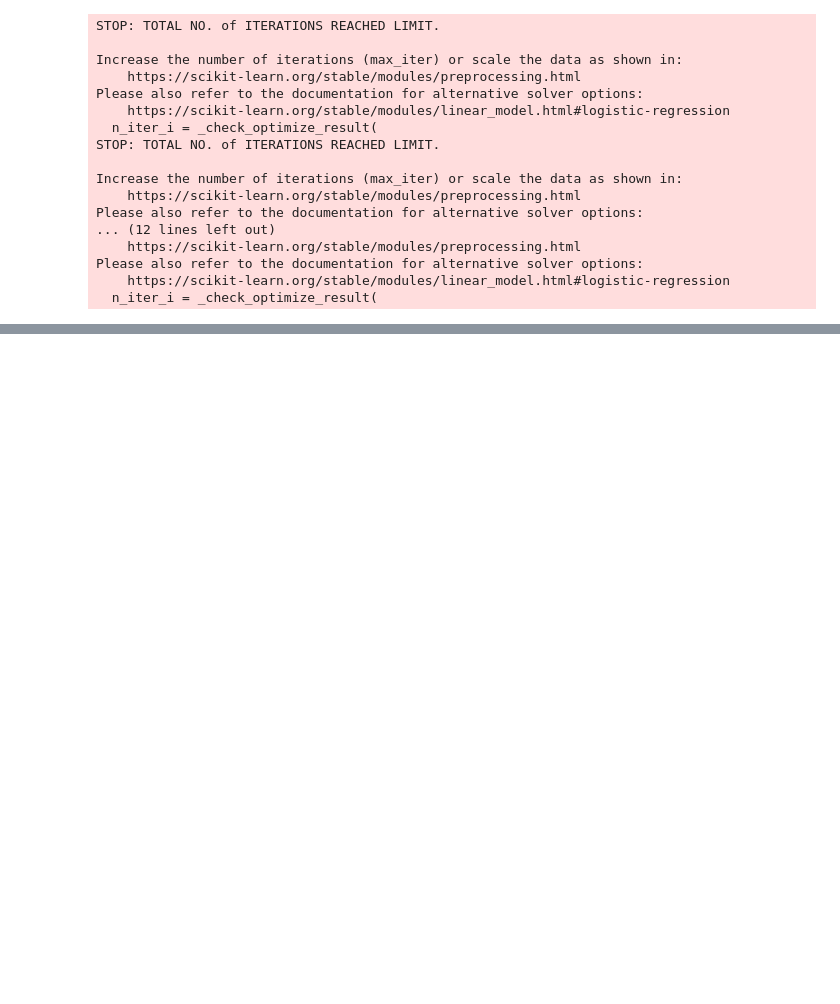
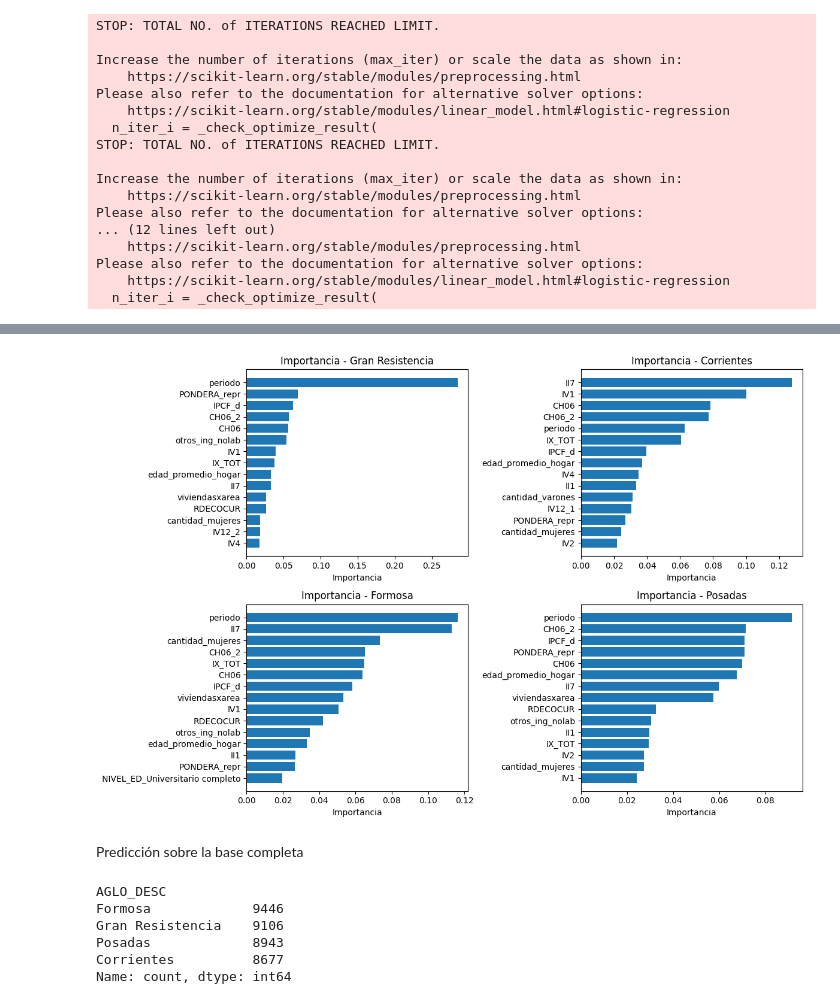
Before and after one commit to celinecabas/Nonresponse-bias-eph, a Jupyter notebook: Scripts/Modelos_probabilidad_respuesta.ipynb, the cells around one changed output, grey strips where cells are left out. Cells and saved outputs as stored; diff of their text form; code cells hidden in the pictures; blank space fills up the shorter version.

```diff
--- a/Scripts/Modelos_probabilidad_respuesta.ipynb
+++ b/Scripts/Modelos_probabilidad_respuesta.ipynb
@@ -484,0 +628,35 @@ Agregar que el estratificado incluya periodo y aglomerado también.
+# %%
+# Diccionario para guardar DataFrames con importancias
+importancias_por_modelo = {}
+
+for aglo, modelo in modelos_rf.items():
+
+    # Extraer importancias
+    importancias = modelo.feature_importances_
+
+    # Crear DataFrame ordenado
+    df_importancias = pd.DataFrame({
+        'Variable': X_train.columns,
+        'Importancia': importancias
+    }).sort_values(by='Importancia', ascending=False)
+
+    importancias_por_modelo[aglo] = df_importancias
+# %%
+# Crear figura 2x2
+fig, axes = plt.subplots(2, 2, figsize=(12, 8))
+axes = axes.flatten()  # Para indexar fácilmente los subplots
+
+for i, (aglo, df_imp) in enumerate(importancias_por_modelo.items()):
+    ax = axes[i]
+    top_vars = df_imp.head(15)  # Top 15
+    ax.barh(top_vars['Variable'], top_vars['Importancia'])
+    ax.invert_yaxis()
+    ax.set_title(f"Importancia - {aglo}")
+    ax.set_xlabel("Importancia")
+
+plt.tight_layout()
+plt.show()
+# %% [output]
+[figure, added]
+# %% [markdown]
+Predicción sobre la base completa
@@ -484,0 +672,9 @@ Agregar que el estratificado incluya periodo y aglomerado también.
+# %%
+individual_NEA['AGLO_DESC'].value_counts()
+# %% [output]
+AGLO_DESC
+Formosa             9446
+Gran Resistencia    9106
+Posadas             8943
+Corrientes          8677
+Name: count, dtype: int64
```
Also changed, not shown: parts of 26 cells of this notebook, 2 other files.
